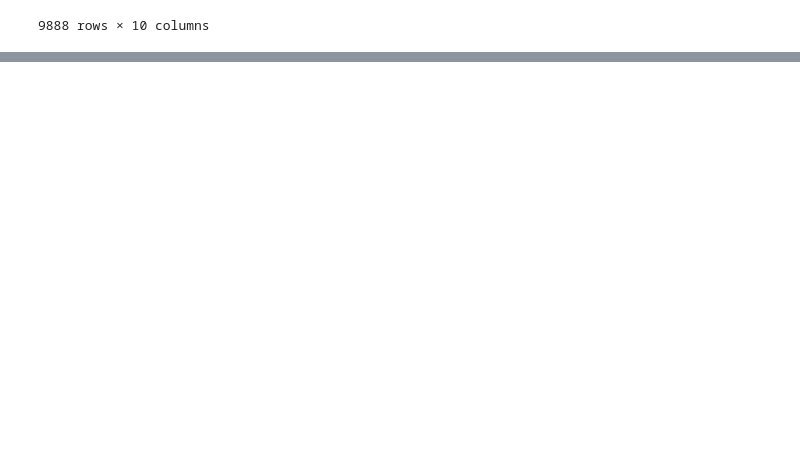
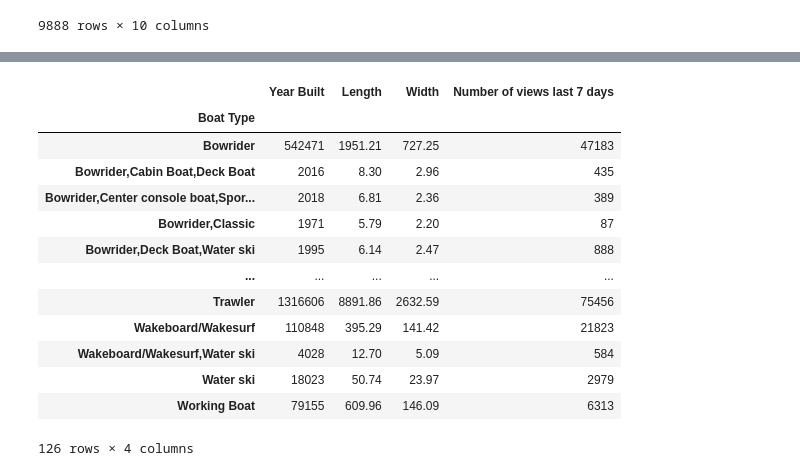
Before and after one commit to JohnKimaiyo/Business-Analyst-Projects, a Jupyter notebook: Python Data Analysis Tutorials/Python Pandas Groupby/Boat_data.ipynb, the cells around one changed output, grey strips where cells are left out. Saved outputs shown, nothing was run; the diff lists cells and outputs as text; code cells hidden in the pictures; blank space fills up the shorter version.

```diff
--- a/Python Data Analysis Tutorials/Python Pandas Groupby/Boat_data.ipynb
+++ b/Python Data Analysis Tutorials/Python Pandas Groupby/Boat_data.ipynb
@@ -39,0 +74,17 @@ group_by_frame.mean()
+# %%
+df.groupby('Boat Type').sum()
+# %% [output]
+|  | Year Built | Length | Width | Number of views last 7 days |
+| Boat Type |  |  |  |  |
+| Bowrider | 542471 | 1951.21 | 727.25 | 47183 |
+| Bowrider,Cabin Boat,Deck Boat | 2016 | 8.30 | 2.96 | 435 |
+| Bowrider,Center console boat,Spor... | 2018 | 6.81 | 2.36 | 389 |
+| Bowrider,Classic | 1971 | 5.79 | 2.20 | 87 |
+| Bowrider,Deck Boat,Water ski | 1995 | 6.14 | 2.47 | 888 |
+| ... | ... | ... | ... | ... |
+| Trawler | 1316606 | 8891.86 | 2632.59 | 75456 |
+| Wakeboard/Wakesurf | 110848 | 395.29 | 141.42 | 21823 |
+| Wakeboard/Wakesurf,Water ski | 4028 | 12.70 | 5.09 | 584 |
+| Water ski | 18023 | 50.74 | 23.97 | 2979 |
+| Working Boat | 79155 | 609.96 | 146.09 | 6313 |
+126 rows × 4 columns
```
Also changed, not shown: parts of 5 cells of this notebook.
